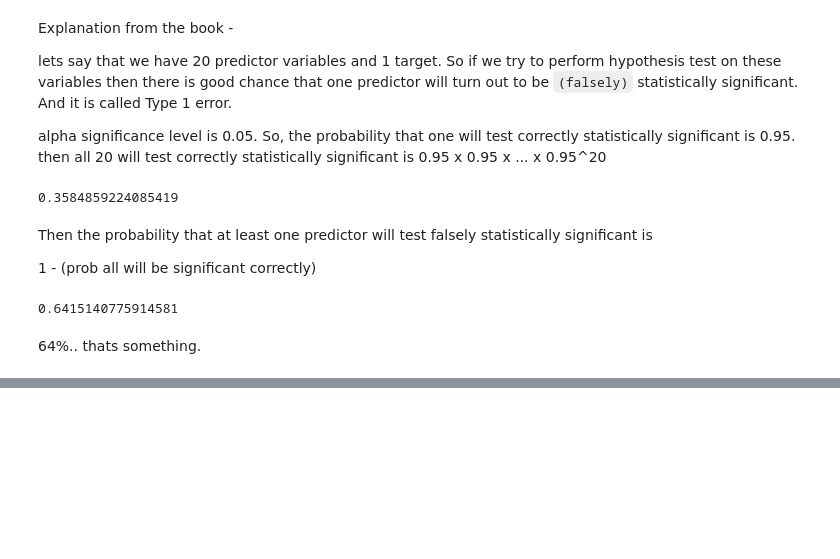
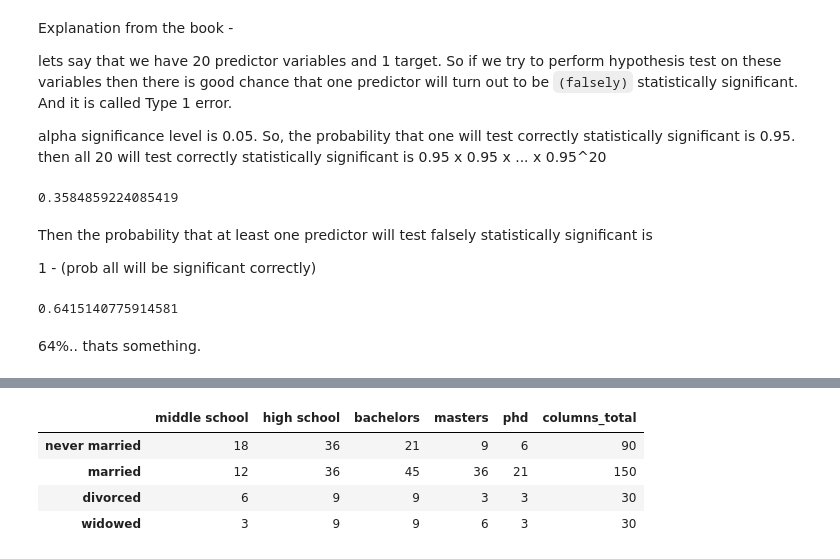
Before and after one commit to NishantBaheti/MachineLearningExploration, a Jupyter notebook: PracticalStatistics/Hypothesis.ipynb, the cells around one changed output, grey strips where cells are left out. Drawn from its saved outputs; the diff is of its cells as text; code cells hidden in the pictures; blank space fills up the shorter version.

```diff
--- a/PracticalStatistics/Hypothesis.ipynb
+++ b/PracticalStatistics/Hypothesis.ipynb
@@ -781,0 +819,9 @@ Then the probability that at least one predictor will test falsely statistically
+# %%
+cont_table['columns_total'] = cont_table.values.sum(axis=1)
+cont_table
+# %% [output]
+|  | middle school | high school | bachelors | masters | phd | columns_total |
+| never married | 18 | 36 | 21 | 9 | 6 | 90 |
+| married | 12 | 36 | 45 | 36 | 21 | 150 |
+| divorced | 6 | 9 | 9 | 3 | 3 | 30 |
+| widowed | 3 | 9 | 9 | 6 | 3 | 30 |
```
Also changed, not shown: parts of 36 cells of this notebook.
